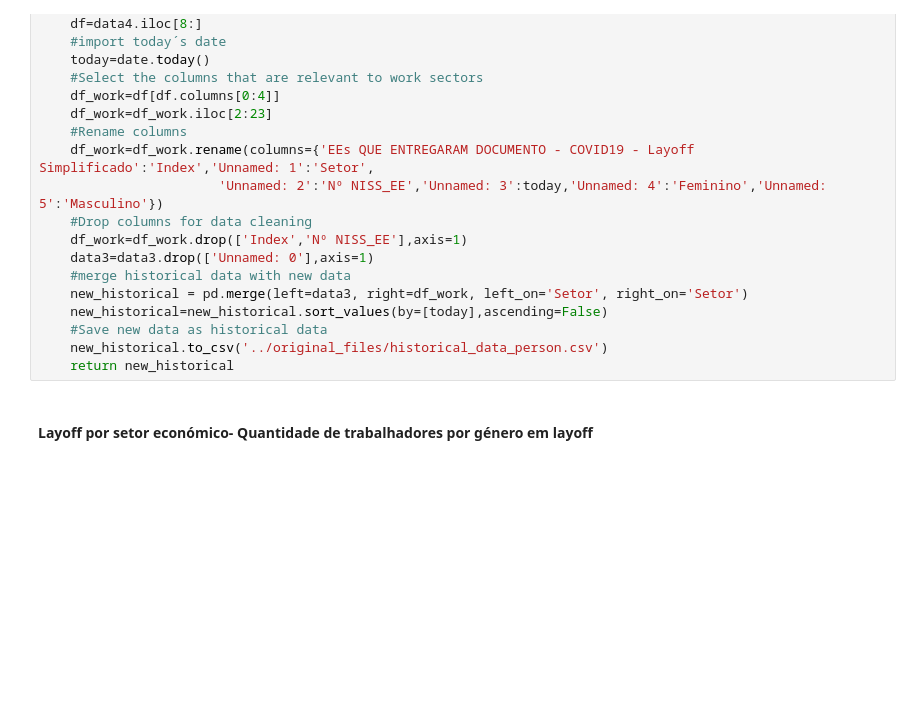
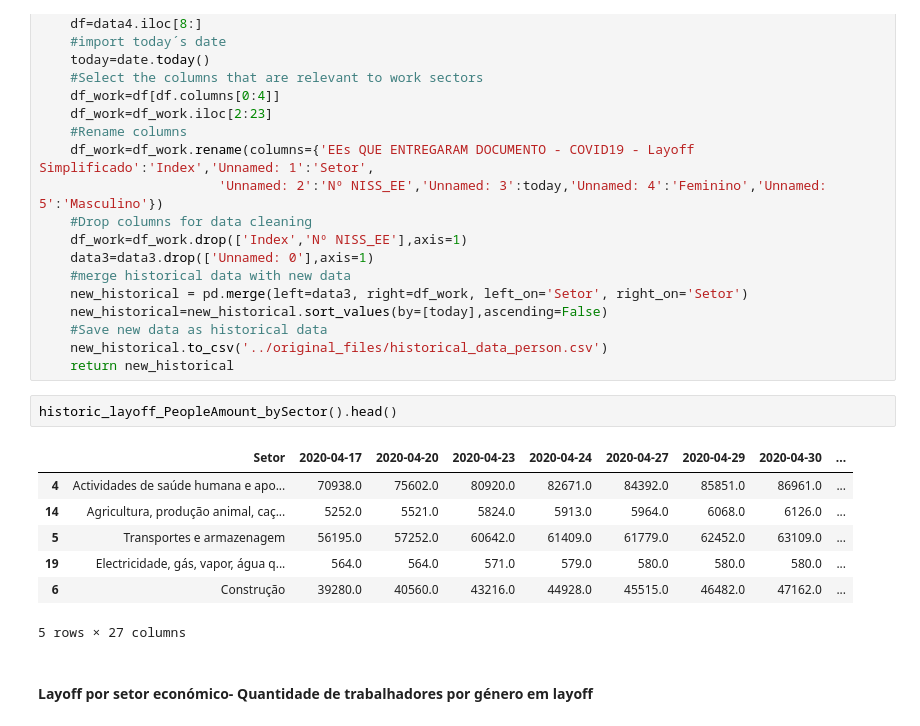
Before and after one commit to dssg-pt/dados-MTSSS, a Jupyter notebook: notebooks/data_cleaning.ipynb, the cells around one changed output. Saved outputs shown, nothing was run; the diff lists cells and outputs as text; blank space fills up the shorter version.

```diff
--- a/notebooks/data_cleaning.ipynb
+++ b/notebooks/data_cleaning.ipynb
@@ -156,6 +166,16 @@ def historic_layoff_PeopleAmount_bySector():
     #Save new data as historical data
     new_historical.to_csv('../original_files/historical_data_person.csv')
     return new_historical
+# %%
+historic_layoff_PeopleAmount_bySector().head()
+# %% [output]
+|  | Setor | 2020-04-17 | 2020-04-20 | 2020-04-23 | 2020-04-24 | 2020-04-27 | 2020-04-29 | 2020-04-30 | ... |
+| 4 | Actividades de saúde humana e apo... | 70938.0 | 75602.0 | 80920.0 | 82671.0 | 84392.0 | 85851.0 | 86961.0 | ... |
+| 14 | Agricultura, produção animal, caç... | 5252.0 | 5521.0 | 5824.0 | 5913.0 | 5964.0 | 6068.0 | 6126.0 | ... |
+| 5 | Transportes e armazenagem | 56195.0 | 57252.0 | 60642.0 | 61409.0 | 61779.0 | 62452.0 | 63109.0 | ... |
+| 19 | Electricidade, gás, vapor, água q... | 564.0 | 564.0 | 571.0 | 579.0 | 580.0 | 580.0 | 580.0 | ... |
+| 6 | Construção | 39280.0 | 40560.0 | 43216.0 | 44928.0 | 45515.0 | 46482.0 | 47162.0 | ... |
+5 rows × 27 columns
 # %% [markdown]
 #### Layoff por setor económico- Quantidade de trabalhadores por género em layoff
 # %%
```
Also changed, not shown: parts of 11 cells of this notebook, 2 other files.
